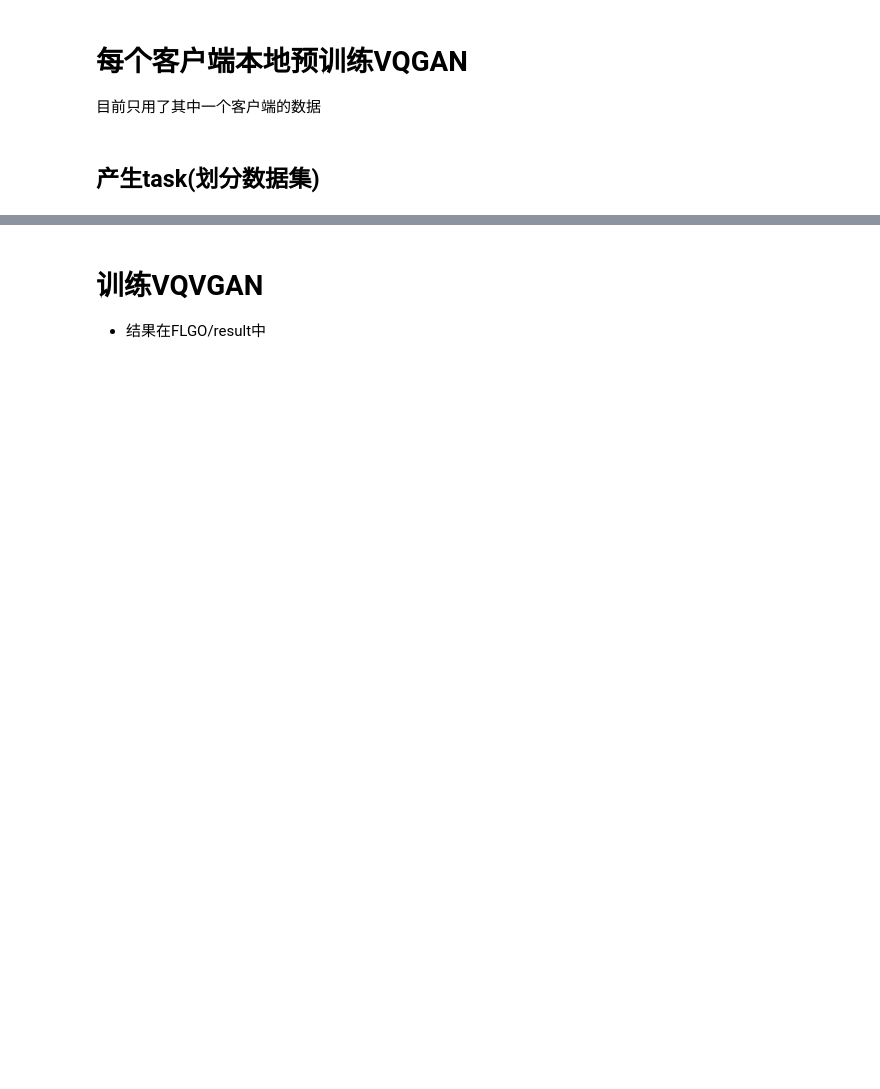
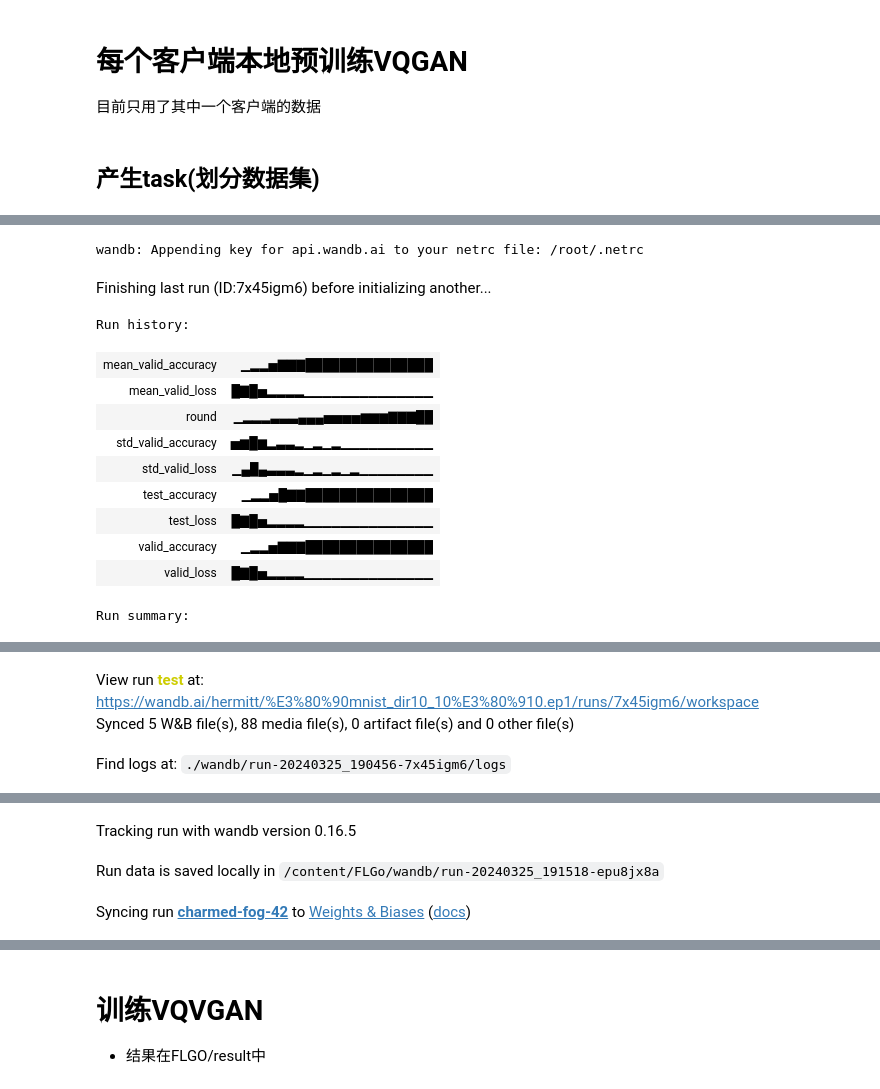
Before and after one commit to hermittt/-, a Jupyter notebook: FLGo.ipynb, the cells around one changed output, grey strips where cells are left out. Drawn from its saved outputs; the diff is of its cells as text; code cells hidden in the pictures; blank space fills up the shorter version.

```diff
--- a/FLGo.ipynb
+++ b/FLGo.ipynb
@@ -265,0 +51,74 @@ Downloading http://ufldl.stanford.edu/housenumbers/test_32x32.mat to /content/FL
+# %%
+import re
+import wandb
+import flgo
+!wandb login 653413d82a5a0cc80ce1a3c484a6557e61b2a935
+import flgo.algorithm.fedavg as fedavg
+import torch
+import json
+import shutil
+
+def show_loc_data(client,stats_dict):
+  date_num = len(client.train_data.indices)
+  data_loader = client.calculator.get_dataloader(client.train_data, batch_size=date_num)
+  y_ = data_loader.__iter__().__next__()[1]
+  y_vec_ = torch.zeros((y_.shape[0], 10)).scatter_(1, y_.type(torch.LongTensor).unsqueeze(1), 1)
+  print("client",client.id,"总样本数：",date_num," 各类：",y_vec_.sum(0).int().numpy())
+  stats_dict[client.id] = {"date_num": date_num, "calss_num": y_vec_.sum(0).int().tolist()}
+def loc_data_json(task_path):
+  stats_dict = {}
+  runner_tmp = flgo.init(task_path, fedavg)
+  for client in runner_tmp.clients:
+    show_loc_data(client,stats_dict)
+  with open(task_path+'/loc_data.json', 'w') as json_file:
+    json.dump(stats_dict, json_file)
+
+def get_task(config):
+  benchmark_name=config['benchmark']['name']
+  data_name = re.search(r'\.(\w+)_classification', benchmark_name).group(1)
+  dir,num_clients = config['partitioner']['para']['alpha'],config['partitioner']['para']['num_clients']
+  task_name = data_name+'_dir%d_%d'%(dir*10,num_clients)
+  task_path = './task/'+task_name
+  wandb.init(project='FLGO_tasks')
+  if not os.path.exists(task_path+"/data.json"):
+    try: # 如果存在，加载已保存的task
+      path = "hermitt/FLGO_tasks/"+task_name+":latest"
+      download_path = wandb.run.use_artifact(path, type='dataset').download()
+      os.makedirs(task_path, exist_ok=True)
+      for file_name in ["data.json", "info", "loc_data.json"]:
+        shutil.move(f'{download_path}/{file_name}', task_path)
+    except (wandb.CommError, ValueError):
+      # 如果task不存在，生成task
+      flgo.gen_task(config, task_path = task_path)
+      loc_data_json(task_path)
+      # 保存模型到wandb
+      artifact = wandb.Artifact(task_name, type='dataset')
+      for file_name in ["data.json", "info", "loc_data.json"]:
+        artifact.add_file(f'{task_path}/{file_name}')
+      wandb.run.log_artifact(artifact)
+    wandb.finish()
+  return task_path
+
+#imsz,imch,ep,ld,cd,mu,benchmark = 28,1,10,16,16,2 , 'flgo.benchmark.mnist_classification'
+#imsz,imch,ep,ld,cd,mu,benchmark = 32,3,40,32,32,3 ,'flgo.benchmark.cifar10_classification'
+imsz,imch,ep,ld,cd,mu,benchmark = 32,3,30,32,32,3 ,'flgo.benchmark.svhn_classification'
+#imsz,imch,ep,ld,cd,mu,benchmark = 28,1,20,16,16,2 ,'flgo.benchmark.fashion_classification'
+
+config = {'benchmark':{'name':benchmark},'partitioner':{'name': 'DirichletPartitioner',\
+          'para':{'num_clients':10, 'alpha':1.0}}}
+task = get_task(config)
+runner = flgo.init(task, fedavg) #调用client成员的工具
+# %% [output]
+wandb: Appending key for api.wandb.ai to your netrc file: /root/.netrc
+Finishing last run (ID:7x45igm6) before initializing another...
+Run history:
+| mean_valid_accuracy | ▁▂▂▅▇▇▇███████████████ |
+| mean_valid_loss | █▇█▅▂▂▂▂▁▁▁▁▁▁▁▁▁▁▁▁▁▁ |
+| round | ▁▂▂▂▃▃▃▄▄▄▅▅▅▅▆▆▆▇▇▇██ |
+| std_valid_accuracy | ▅▆█▆▂▃▃▂▁▂▁▂▁▁▁▁▁▁▁▁▁▁ |
+| std_valid_loss | ▁▄█▄▃▃▃▂▁▂▁▂▁▂▁▁▁▁▁▁▁▁ |
+| test_accuracy | ▁▂▂▅█▇▇███████████████ |
+| test_loss | █▇█▅▂▂▂▂▁▁▁▁▁▁▁▁▁▁▁▁▁▁ |
+| valid_accuracy | ▁▂▂▅▇▇▇███████████████ |
+| valid_loss | █▇█▅▂▂▂▂▁▁▁▁▁▁▁▁▁▁▁▁▁▁ |
+Run summary:
@@ -265,0 +134,3 @@ Downloading http://ufldl.stanford.edu/housenumbers/test_32x32.mat to /content/FL
+View run test at: https://wandb.ai/hermitt/%E3%80%90mnist_dir10_10%E3%80%910.ep1/runs/7x45igm6/workspace
+Synced 5 W&B file(s), 88 media file(s), 0 artifact file(s) and 0 other file(s)
+Find logs at: ./wandb/run-20240325_190456-7x45igm6/logs
@@ -265,0 +138,3 @@ Downloading http://ufldl.stanford.edu/housenumbers/test_32x32.mat to /content/FL
+Tracking run with wandb version 0.16.5
+Run data is saved locally in /content/FLGo/wandb/run-20240325_191518-epu8jx8a
+Syncing run charmed-fog-42 to Weights & Biases (docs)
```
Also changed, not shown: parts of 29 cells of this notebook.
